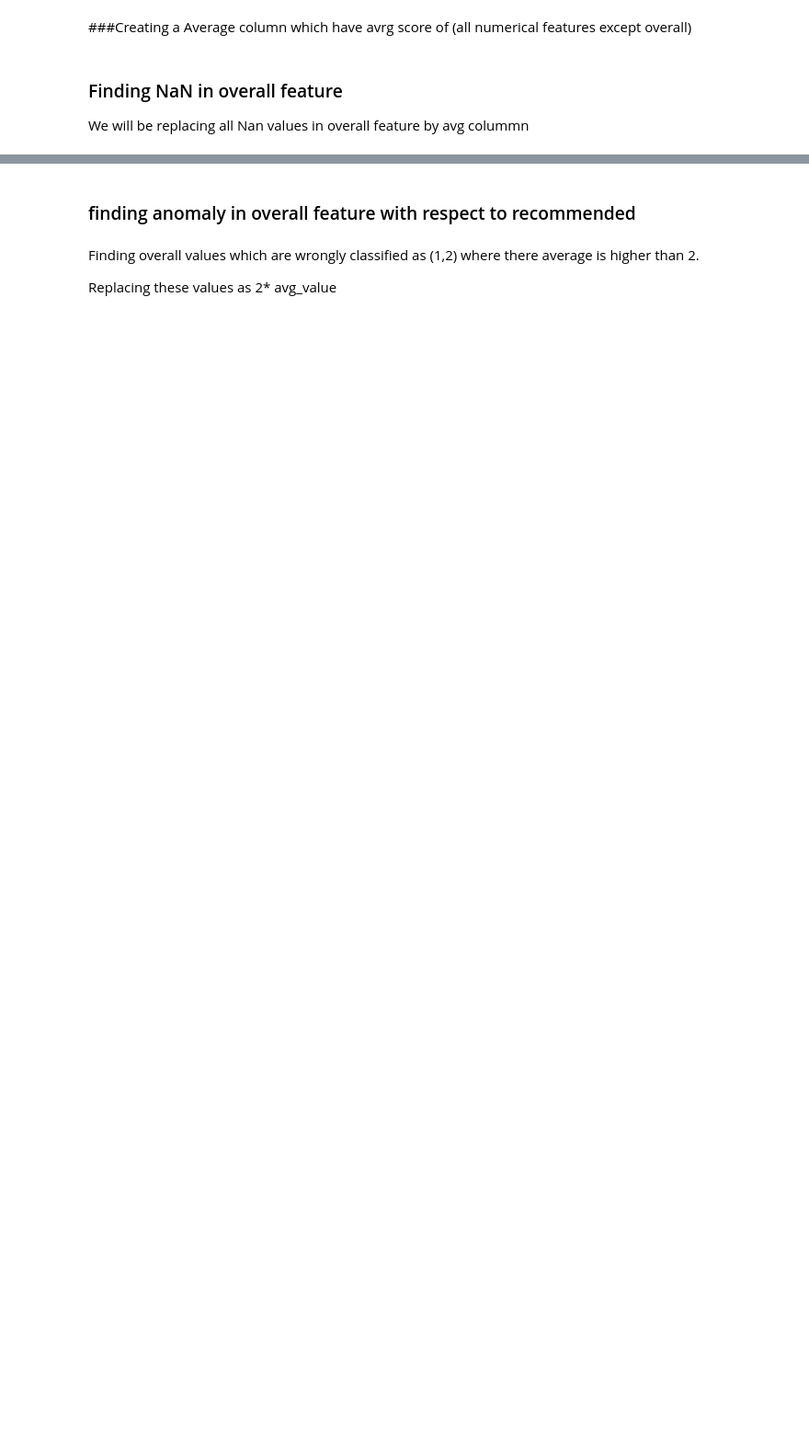
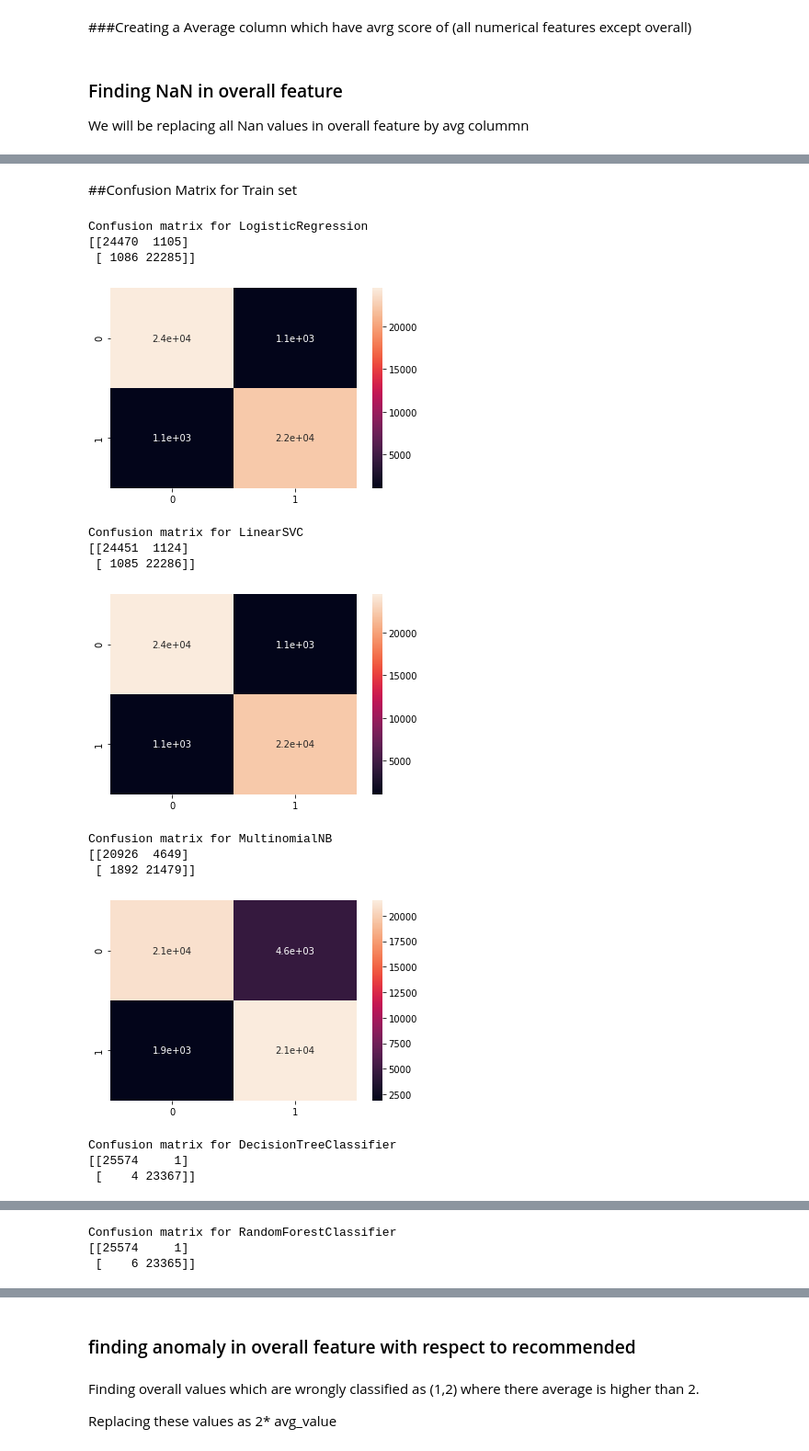
Before and after one commit to rajatpal00/Airline-passenger-referral-prediction, a Jupyter notebook: Rajat_Pal_Capstone_Project_Airline_passenger_referral_prediction_.ipynb, the cells around one changed output, grey strips where cells are left out. Shown at 92% size. Cells and saved outputs as stored; diff of their text form; code cells hidden in the pictures; blank space fills up the shorter version.

```diff
--- a/Rajat_Pal_Capstone_Project_Airline_passenger_referral_prediction_.ipynb
+++ b/Rajat_Pal_Capstone_Project_Airline_passenger_referral_prediction_.ipynb
@@ -322,0 +909,4 @@ main_df.loc[m,'overall']= main_df.loc[m,'Avg_num']*2
+# %%
+feature_scaler= MinMaxScaler()
+# %%
+data = feature_scaler.fit_transform(data)
@@ -322,0 +933,2 @@ main_df.loc[m,'overall']= main_df.loc[m,'Avg_num']*2
+# %%
+X_train,X_test,y_train,y_test = train_test_split(data,Y, test_size =0.2,random_state=0)
@@ -322,0 +1022,2 @@ main_df.loc[m,'overall']= main_df.loc[m,'Avg_num']*2
+# %%
+result_df,dct_train,dct_test=score_model(X_train,y_train,X_test,y_test)
@@ -322,0 +1035,26 @@ main_df.loc[m,'overall']= main_df.loc[m,'Avg_num']*2
+# %% [markdown]
+##Confusion Matrix for Train set
+# %%
+#confusion matrix of train set
+for key,value in dct_train.items():
+  print(f'Confusion matrix for {key}')
+  print(value)
+  sns.heatmap(value,annot=True)
+  plt.show()
+  print()
+# %% [output]
+Confusion matrix for LogisticRegression
+[[24470  1105]
+ [ 1086 22285]]
+[figure, added]
+Confusion matrix for LinearSVC
+[[24451  1124]
+ [ 1085 22286]]
+[figure, added]
+Confusion matrix for MultinomialNB
+[[20926  4649]
+ [ 1892 21479]]
+[figure, added]
+Confusion matrix for DecisionTreeClassifier
+[[25574     1]
+ [    4 23367]]
@@ -322,0 +1062,3 @@ main_df.loc[m,'overall']= main_df.loc[m,'Avg_num']*2
+Confusion matrix for RandomForestClassifier
+[[25574     1]
+ [    6 23365]]
```
Also changed, not shown: parts of 272 cells of this notebook.
